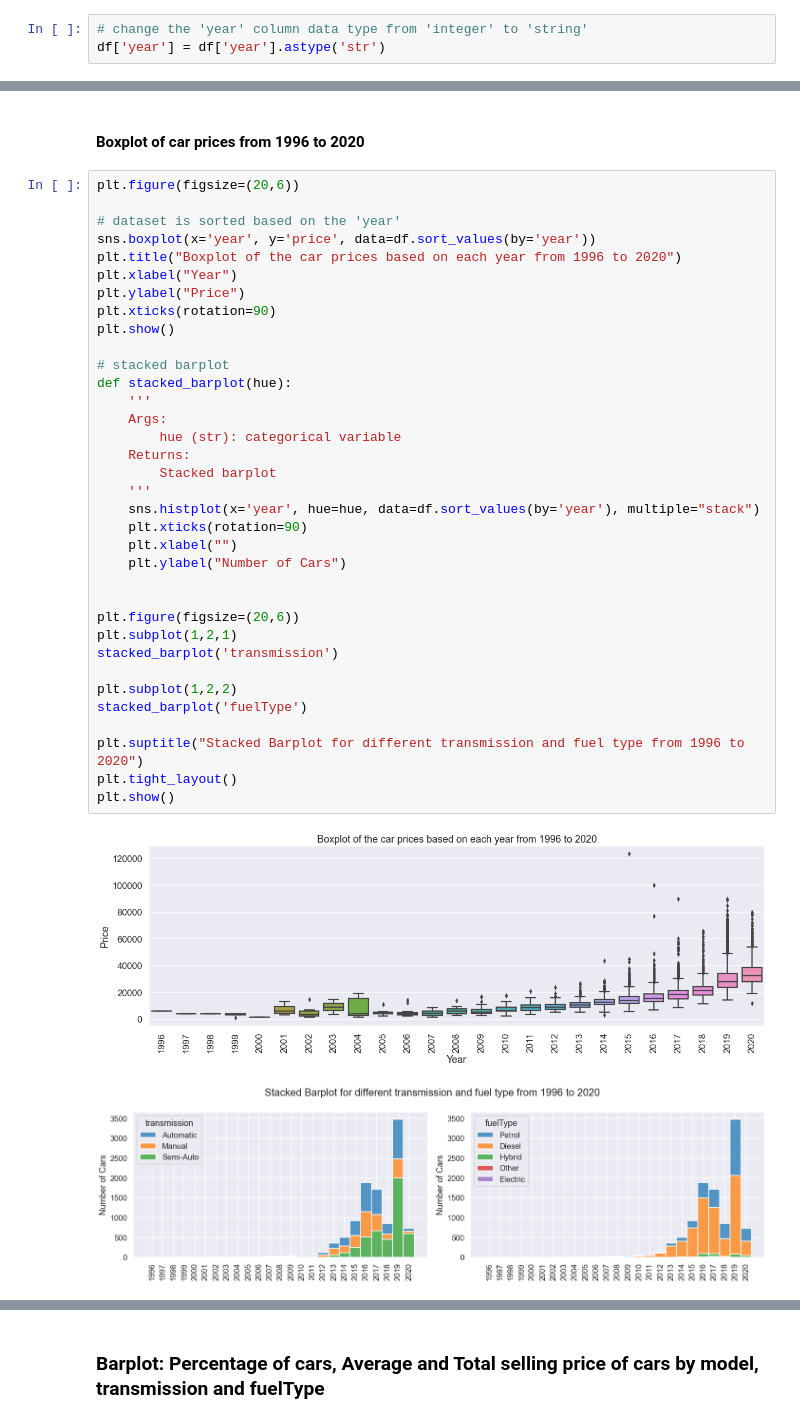
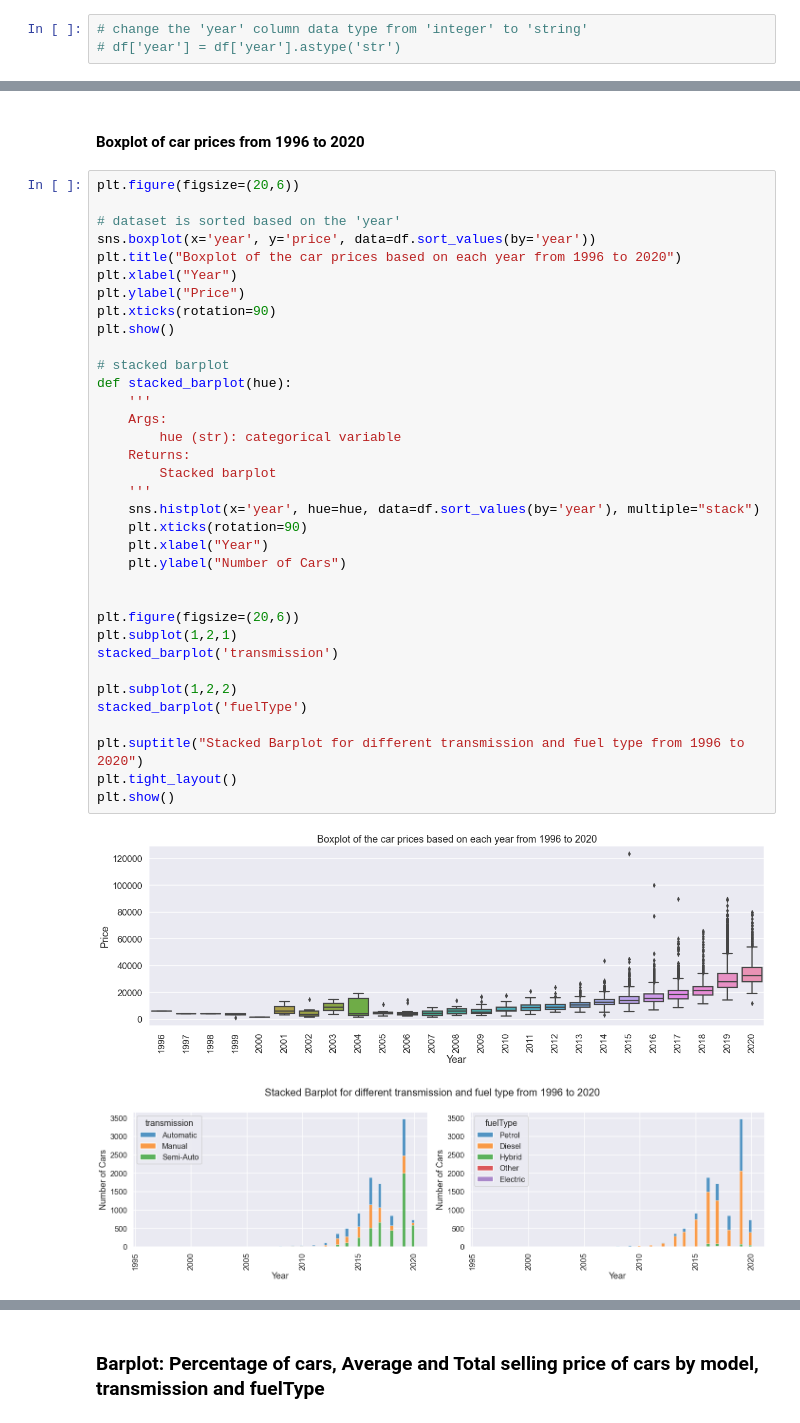
Before and after one commit to SKawsar/bmw_used_car, a Jupyter notebook: EDA.ipynb, the cells around one changed output, grey strips where cells are left out. Saved outputs shown, nothing was run; the diff lists cells and outputs as text.

```diff
--- a/EDA.ipynb
+++ b/EDA.ipynb
@@ -123,7 +130,7 @@ fuelType :  ['Diesel' 'Petrol' 'Other' 'Hybrid' 'Electric']
 - 7027 cars run by diesel. There are 5 different types of fuel type present in the dataset
 # %%
 # change the 'year' column data type from 'integer' to 'string'
-df['year'] = df['year'].astype('str')
+# df['year'] = df['year'].astype('str')
 # %% [markdown]
 #### Boxplot of the car models
 # %%
@@ -160,35 +167,35 @@ plt.title("Boxplot of the car prices based on each year from 1996 to 2020")
 plt.xlabel("Year")
 plt.ylabel("Price")
 plt.xticks(rotation=90)
 plt.show()
 
 # stacked barplot
 def stacked_barplot(hue):
     '''
     Args:
         hue (str): categorical variable
     Returns:
         Stacked barplot
     '''
     sns.histplot(x='year', hue=hue, data=df.sort_values(by='year'), multiple="stack")
     plt.xticks(rotation=90)
-    plt.xlabel("")
+    plt.xlabel("Year")
     plt.ylabel("Number of Cars")
 
 
 plt.figure(figsize=(20,6))
 plt.subplot(1,2,1)
 stacked_barplot('transmission')
 
 plt.subplot(1,2,2)
 stacked_barplot('fuelType')
 
 plt.suptitle("Stacked Barplot for different transmission and fuel type from 1996 to 2020")
 plt.tight_layout()
 plt.show()
 # %% [output]
 [figure]
-[figure, old version]
+[figure, new version]
 # %% [markdown]
 - Based on year, the dataset contains lot of outliers which require further investigation
 - Until 2010, the car price was below \\$20,000
```
Also changed, not shown: parts of 21 cells of this notebook, 3 other files.
